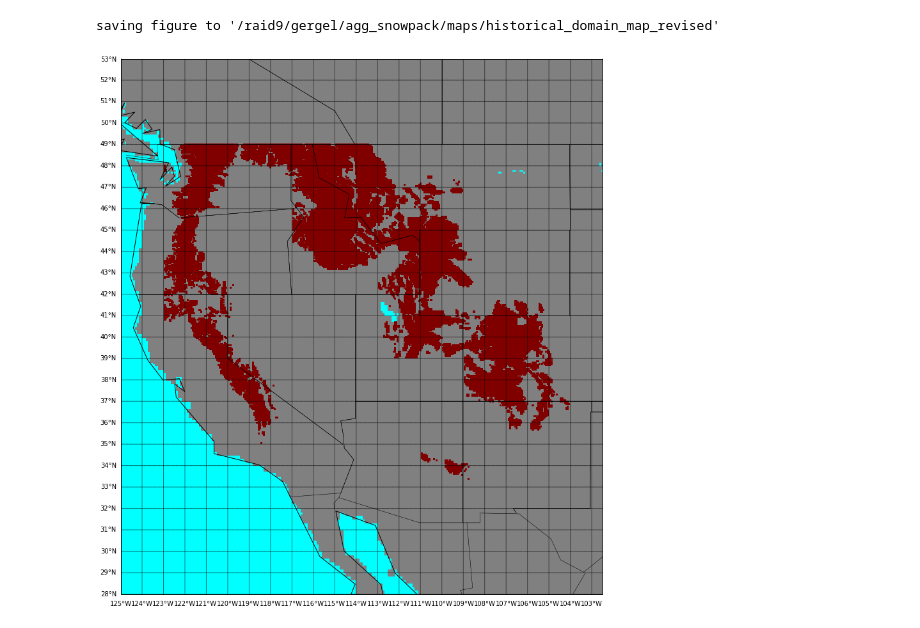
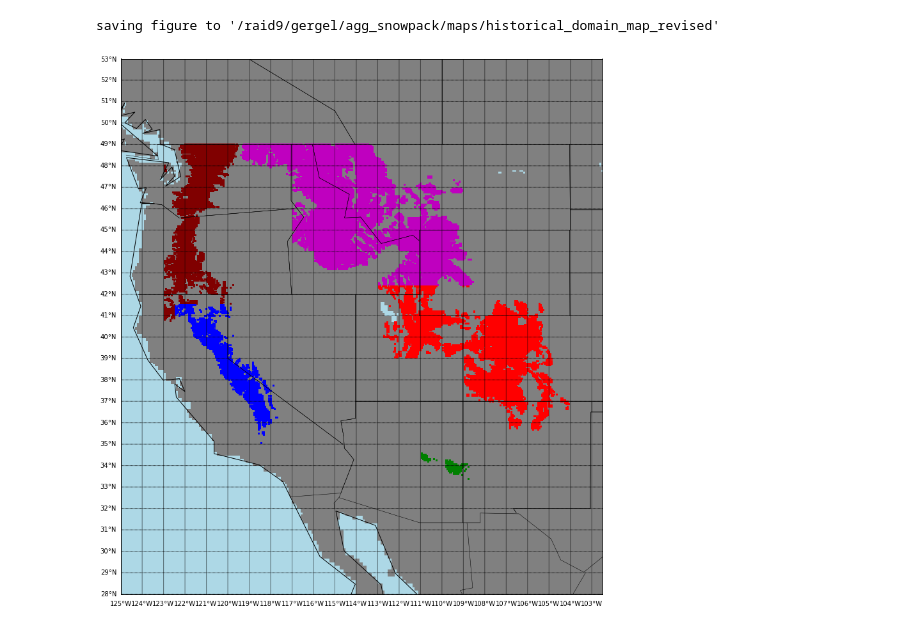
Before and after one commit to XUEYANZHANG9/IS_snowfire, a Jupyter notebook: make_domain_map_revised.ipynb, the cells around one changed output. Cells and saved outputs as stored; diff of their text form; code cells hidden in the pictures.

Commit message:
plotted each mountain range in different colors

```diff
--- a/make_domain_map_revised.ipynb
+++ b/make_domain_map_revised.ipynb
@@ -93,7 +8,7 @@ def make_map():
         m.drawcountries()
         m.drawparallels(np.arange(-90.,120.,1.),labels=[1,0,0,0]) # draw parallels
         m.drawmeridians(np.arange(0.,420.,1.),labels=[0,0,0,1]) # draw meridians
-        m.drawlsmask(land_color='grey',ocean_color='aqua',lakes=True)
+        m.drawlsmask(land_color='grey',ocean_color='lightblue',lakes=True)
         return(m)
 # %%
 ################## INPUTS: BASIN AND MODEL (OR ENSEMBLE AVERAGE OR MEDIAN) ################################################
@@ -212,37 +127,104 @@ for el in np.arange(len(latsinc)):
         count += 1
     else:
         newlatsinc.append(latsinc[el])
         newlonsinc.append(lonsinc[el])
 
 newlatsinc = np.asarray(newlatsinc)
 newlonsinc = np.asarray(newlonsinc)
 
 
 ## create array for pcolormesh
 data = np.ones(len(newlonsinc))
 fig = plt.figure(figsize=(15,15))
 m = make_map()
 
 # x,y = m(lonsinc,latsinc)
 from snowpack_functions import mesh_gridify
-lons_mesh,lats_mesh,data_mesh = mesh_gridify(newlatsinc.reshape(len(newlatsinc),1),newlonsinc.reshape(len(newlatsinc),1),
-                                             data.reshape(len(newlatsinc),1))
+# lons_mesh,lats_mesh,data_mesh = mesh_gridify(newlatsinc.reshape(len(newlatsinc),1),newlonsinc.reshape(len(newlatsinc),1),data.reshape(len(newlatsinc),1))
 
-#ms = 0.5
-#m.scatter(x,y,marker='.',color = 'b',s=ms)
-# m.pcolormesh(x,y,color = 'b')
-cs = m.pcolormesh(lons_mesh,lats_mesh,data_mesh,shading='flat',cmap='jet_r',latlon=True,zorder=1,vmin=1,vmax=1)
+lats_cas = list()
+lons_cas = list()
+lats_ca = list()
+lons_ca = list()
+lats_nr = list()
+lons_nr = list()
+lats_sr = list()
+lons_sr = list()
+lats_wh = list()
+lons_wh = list()
+## make mountain ranges different colors
+for lat,lon in zip(newlatsinc,newlonsinc):
+    if lon > -122.5 and lon < -117 and lat < 41.5 and lat > 34.5:
+        lats_ca.append(lat)
+        lons_ca.append(lon)
+    elif lon > -119.5 and lon < -107.5 and lat < 49.0 and lat > 42.37:
+        lats_nr.append(lat)
+        lons_nr.append(lon)
+    elif lon > -113.0 and lon < -104.0 and lat < 42.37 and lat > 35.0:
+        lats_sr.append(lat)
+        lons_sr.append(lon)
+    elif lon > -111 and lon < -108 and lat < 36 and lat > 32:
+        lats_wh.append(lat)
+        lons_wh.append(lon)
+    else:
+        lats_cas.append(lat)
+        lons_cas.append(lon)
+## convert to arrays
+lats_ca = np.asarray(lats_ca)
+lons_ca = np.asarray(lons_ca)
+lats_cas = np.asarray(lats_cas)
+lons_cas = np.asarray(lons_cas)
+lats_nr = np.asarray(lats_nr)
+lons_nr = np.asarray(lons_nr)
+lats_sr = np.asarray(lats_sr)
+lons_sr = np.asarray(lons_sr)
+lats_wh = np.asarray(lats_wh)
+lons_wh = np.asarray(lons_wh)
 
+## make arrays## create array for pcolormesh
+data_cas = np.ones(len(np.asarray(lats_cas)))
+data_ca = np.ones(len(np.asarray(lats_ca)))*2
+data_nr = np.ones(len(np.asarray(lats_nr)))*3
+data_sr = np.ones(len(np.asarray(lats_sr)))*4
+data_wh = np.ones(len(np.asarray(lats_wh)))*5
+
+## mesh gridify
+lons_mesh_ca,lats_mesh_ca,data_mesh_ca = mesh_gridify(lats_ca.reshape(len(lats_ca),1),lons_ca.reshape(len(lons_ca),1),
+                                             data_ca.reshape(len(lats_ca),1))
+lons_mesh_cas,lats_mesh_cas,data_mesh_cas = mesh_gridify(lats_cas.reshape(len(lats_cas),1),lons_cas.reshape(len(lons_cas),1),
+                                             data_cas.reshape(len(lats_cas),1))
+lons_mesh_nr,lats_mesh_nr,data_mesh_nr = mesh_gridify(lats_nr.reshape(len(lats_nr),1),lons_nr.reshape(len(lons_nr),1),
+                                             data_nr.reshape(len(lats_nr),1))
+lons_mesh_sr,lats_mesh_sr,data_mesh_sr = mesh_gridify(lats_sr.reshape(len(lats_sr),1),lons_sr.reshape(len(lons_sr),1),
+                                             data_sr.reshape(len(lats_sr),1))
+lons_mesh_wh,lats_mesh_wh,data_mesh_wh = mesh_gridify(lats_wh.reshape(len(lats_wh),1),lons_wh.reshape(len(lons_wh),1),
+                                             data_wh.reshape(len(lats_wh),1))
+
+# cs = m.pcolormesh(lons_mesh,lats_mesh,data_mesh,shading='flat',cmap='jet_r',latlon=True,zorder=1,vmin=1,vmax=1)
+## plot
+from matplotlib import colors as c
+colours = ['maroon','b','m','r','g']
+# cMap = c.ListedColormap(['y','b','m','r','g'])
+cs = m.pcolormesh(lons_mesh_cas,lats_mesh_cas,data_mesh_cas,shading='flat',cmap=c.ListedColormap(colours[0]),latlon=True,
+                  zorder=1,vmin=1,vmax=5)
+cs = m.pcolormesh(lons_mesh_ca,lats_mesh_ca,data_mesh_ca,shading='flat',cmap=c.ListedColormap(colours[1]),latlon=True,
+                  zorder=1,vmin=1,vmax=5)
+cs = m.pcolormesh(lons_mesh_nr,lats_mesh_nr,data_mesh_nr,shading='flat',cmap=c.ListedColormap(colours[2]),latlon=True,
+                  zorder=1,vmin=1,vmax=5)
+cs = m.pcolormesh(lons_mesh_sr,lats_mesh_sr,data_mesh_sr,shading='flat',cmap=c.ListedColormap(colours[3]),latlon=True,
+                  zorder=1,vmin=1,vmax=5)
+cs = m.pcolormesh(lons_mesh_wh,lats_mesh_wh,data_mesh_wh,shading='flat',cmap=c.ListedColormap(colours[4]),latlon=True,
+                  zorder=1,vmin=1,vmax=5)
 # plt.show()
 
 ### save plot
 import os
 direc = '/raid9/gergel/agg_snowpack/maps/'
 model_spec = 'map'
 plotname = 'historical_domain_map_revised'
 savepath = os.path.join(direc,plotname)
 print ("saving figure to '%s'" % savepath)
 plt.savefig(savepath)
 # %% [output]
 saving figure to '/raid9/gergel/agg_snowpack/maps/historical_domain_map_revised'
-[figure, old version]
+[figure, new version]
```
Also changed, not shown: parts of 4 cells of this notebook.
